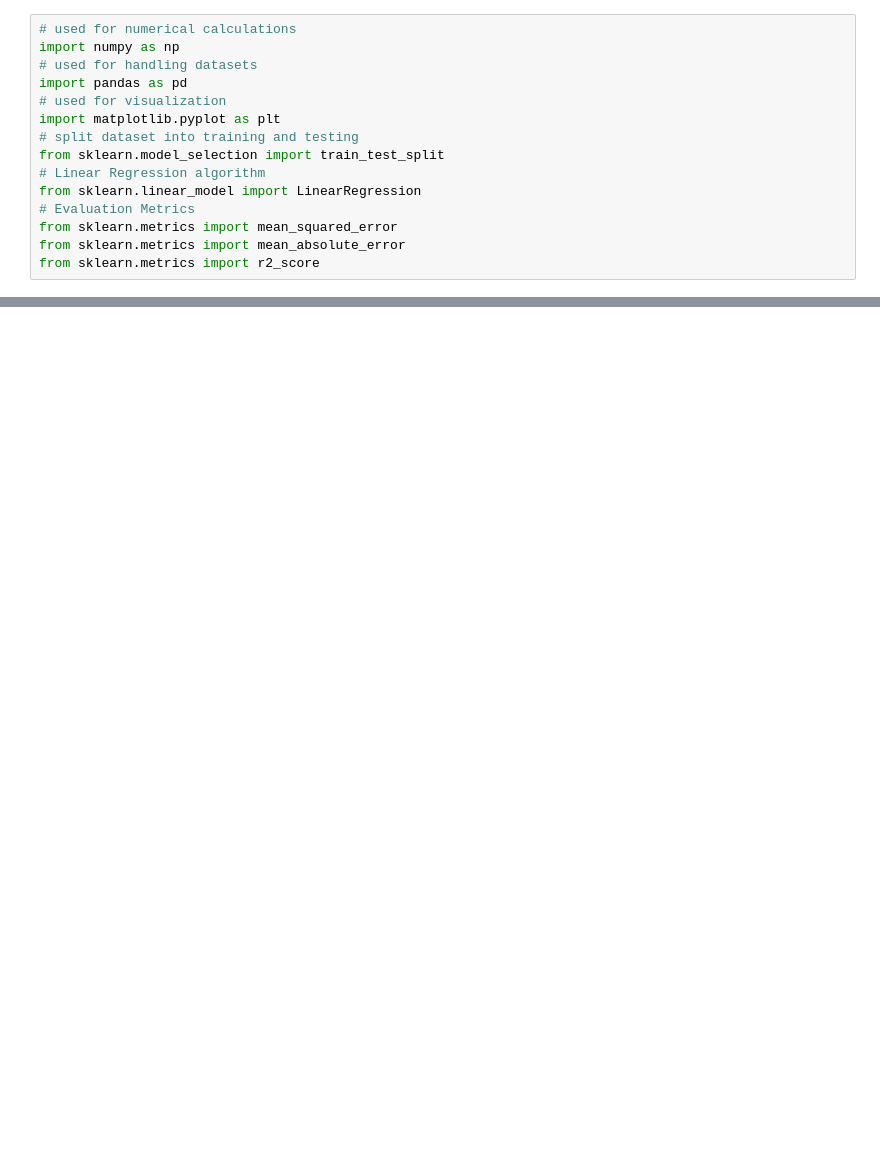
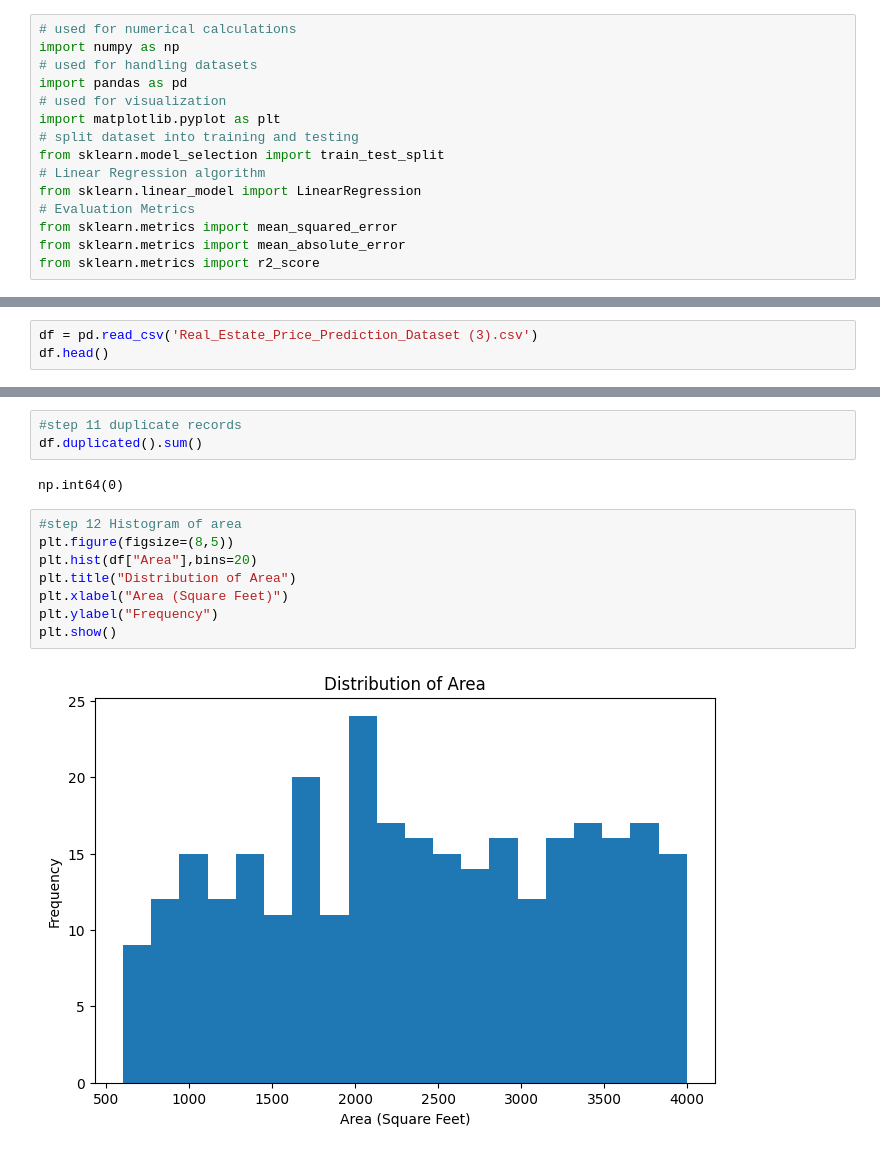
Before and after one commit to sarapallejyo2006/sarapalle-jyothi, a Jupyter notebook: Untitled8.ipynb, the cells around one changed output, grey strips where cells are left out. Cells and saved outputs as stored; diff of their text form; blank space fills up the shorter version.

```diff
--- a/Untitled8.ipynb
+++ b/Untitled8.ipynb
@@ -24,0 +25,3 @@ Saving Real_Estate_Price_Prediction_Dataset.csv to Real_Estate_Price_Prediction_
+# %%
+df = pd.read_csv('Real_Estate_Price_Prediction_Dataset (3).csv')
+df.head()
@@ -24,0 +99,15 @@ Saving Real_Estate_Price_Prediction_Dataset.csv to Real_Estate_Price_Prediction_
+# %%
+#step 11 duplicate records
+df.duplicated().sum()
+# %% [output]
+np.int64(0)
+# %%
+#step 12 Histogram of area
+plt.figure(figsize=(8,5))
+plt.hist(df["Area"],bins=20)
+plt.title("Distribution of Area")
+plt.xlabel("Area (Square Feet)")
+plt.ylabel("Frequency")
+plt.show()
+# %% [output]
+[figure, added]
```
Also changed, not shown: parts of 8 cells of this notebook.
